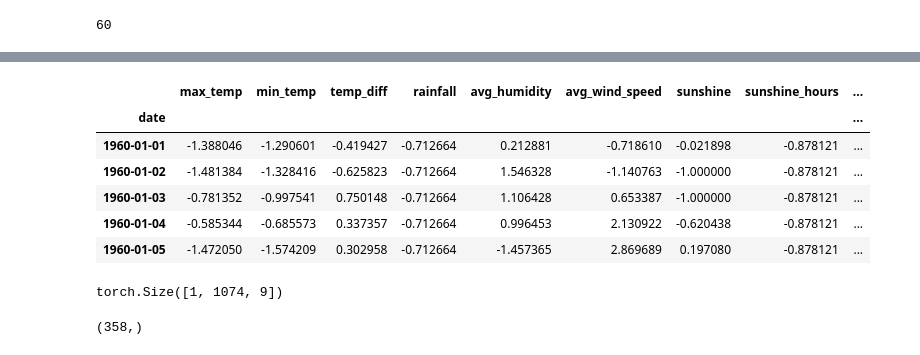
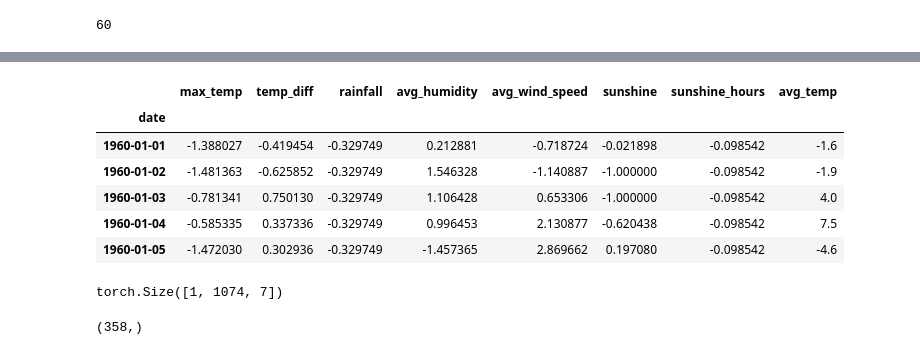
Before and after one commit to SOL1archive/temperature-forecast, a Jupyter notebook: Model.ipynb, the cells around one changed output, grey strips where cells are left out. Saved outputs shown, nothing was run; the diff lists cells and outputs as text; code cells hidden in the pictures.

```diff
--- a/Model.ipynb
+++ b/Model.ipynb
@@ -316,20 +345,20 @@ INFO:lightning.pytorch.accelerators.cuda:LOCAL_RANK: 0 - CUDA_VISIBLE_DEVICES: [
 # %%
-train_df = pd.read_pickle('train_df.pkl')
+train_df = pd.read_pickle('test-input.pkl')
 train_df.head()
 # %% [output]
-|  | max_temp | min_temp | temp_diff | rainfall | avg_humidity | avg_wind_speed | sunshine | sunshine_hours | ... |
-| date |  |  |  |  |  |  |  |  | ... |
-| 1960-01-01 | -1.388046 | -1.290601 | -0.419427 | -0.712664 | 0.212881 | -0.718610 | -0.021898 | -0.878121 | ... |
-| 1960-01-02 | -1.481384 | -1.328416 | -0.625823 | -0.712664 | 1.546328 | -1.140763 | -1.000000 | -0.878121 | ... |
-| 1960-01-03 | -0.781352 | -0.997541 | 0.750148 | -0.712664 | 1.106428 | 0.653387 | -1.000000 | -0.878121 | ... |
-| 1960-01-04 | -0.585344 | -0.685573 | 0.337357 | -0.712664 | 0.996453 | 2.130922 | -0.620438 | -0.878121 | ... |
-| 1960-01-05 | -1.472050 | -1.574209 | 0.302958 | -0.712664 | -1.457365 | 2.869689 | 0.197080 | -0.878121 | ... |
+|  | max_temp | temp_diff | rainfall | avg_humidity | avg_wind_speed | sunshine | sunshine_hours | avg_temp |
+| date |  |  |  |  |  |  |  |  |
+| 1960-01-01 | -1.388027 | -0.419454 | -0.329749 | 0.212881 | -0.718724 | -0.021898 | -0.098542 | -1.6 |
+| 1960-01-02 | -1.481363 | -0.625852 | -0.329749 | 1.546328 | -1.140887 | -1.000000 | -0.098542 | -1.9 |
+| 1960-01-03 | -0.781341 | 0.750130 | -0.329749 | 1.106428 | 0.653306 | -1.000000 | -0.098542 | 4.0 |
+| 1960-01-04 | -0.585335 | 0.337336 | -0.329749 | 0.996453 | 2.130877 | -0.620438 | -0.098542 | 7.5 |
+| 1960-01-05 | -1.472030 | 0.302936 | -0.329749 | -1.457365 | 2.869662 | 0.197080 | -0.098542 | -4.6 |
 # %%
 predict_tensor = (torch.tensor(train_df.iloc[-358 * 3:].drop(columns=['avg_temp'])
                                                        .values).type(torch.float32).unsqueeze(0))
 predict_tensor.shape
 # %% [output]
-torch.Size([1, 1074, 9])
+torch.Size([1, 1074, 7])
 # %%
 model.eval()
 ct_model.eval()
```
Also changed, not shown: parts of 10 cells of this notebook.
